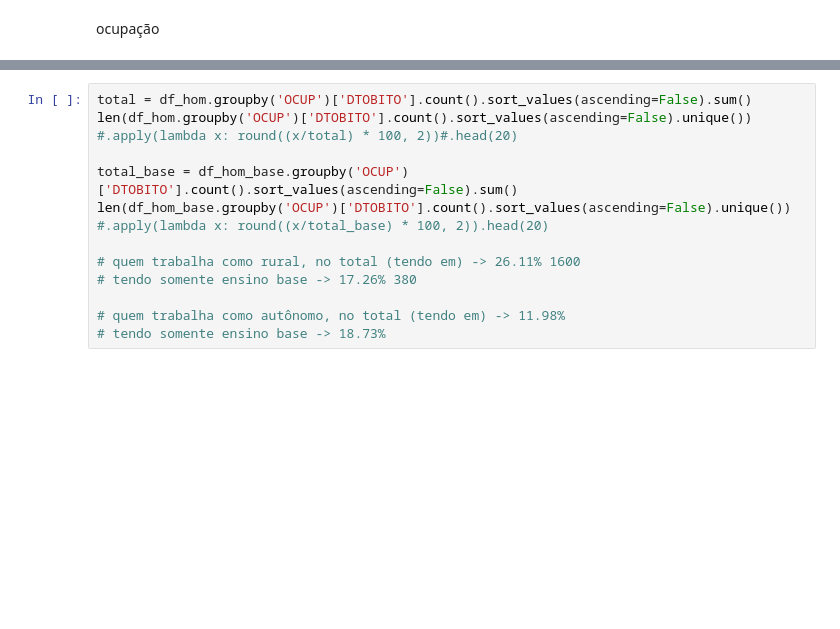
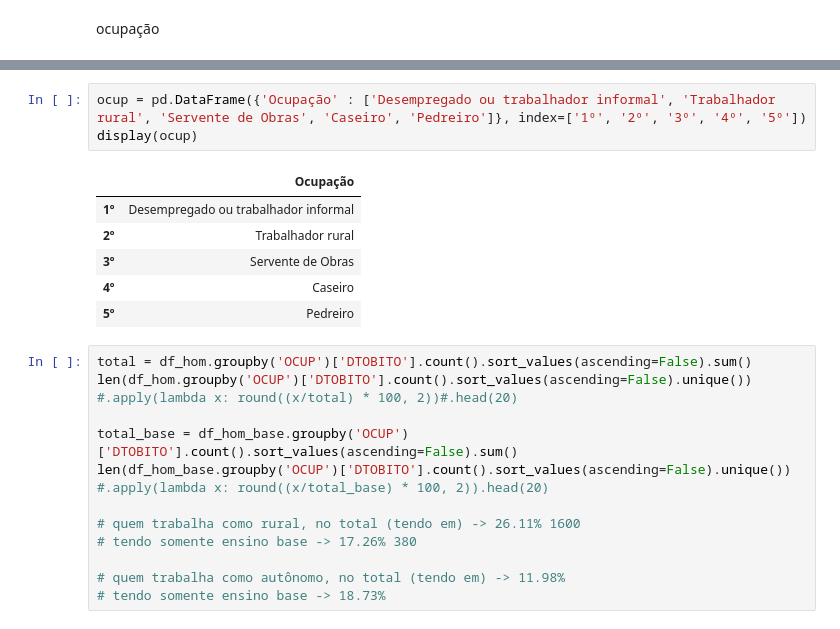
Before and after one commit to iagonmic/taxa-homicidio-pb, a Jupyter notebook: analise.ipynb, the cells around one changed output, grey strips where cells are left out. Drawn from its saved outputs; the diff is of its cells as text; blank space fills up the shorter version.

```diff
--- a/analise.ipynb
+++ b/analise.ipynb
@@ -552,3 +545,13 @@ Name: DTOBITO, dtype: int64
+# %%
+ocup = pd.DataFrame({'Ocupação' : ['Desempregado ou trabalhador informal', 'Trabalhador rural', 'Servente de Obras', 'Caseiro', 'Pedreiro']}, index=['1º', '2º', '3º', '4º', '5º'])
+display(ocup)
+# %% [output]
+|  | Ocupação |
+| 1º | Desempregado ou trabalhador informal |
+| 2º | Trabalhador rural |
+| 3º | Servente de Obras |
+| 4º | Caseiro |
+| 5º | Pedreiro |
 # %%
 total = df_hom.groupby('OCUP')['DTOBITO'].count().sort_values(ascending=False).sum()
 len(df_hom.groupby('OCUP')['DTOBITO'].count().sort_values(ascending=False).unique()) #.apply(lambda x: round((x/total) * 100, 2))#.head(20)
```
Also changed, not shown: parts of 14 cells of this notebook, 4 other files.
